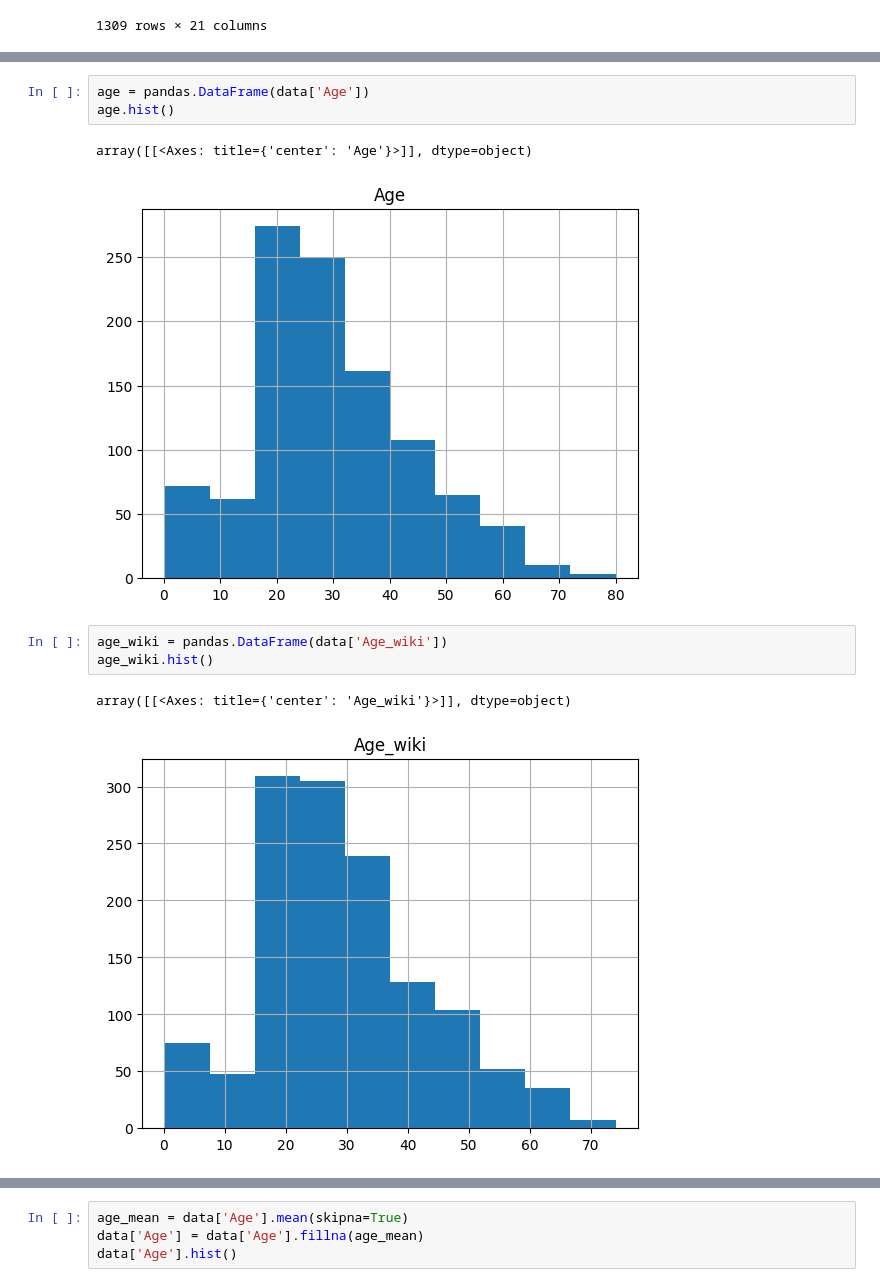
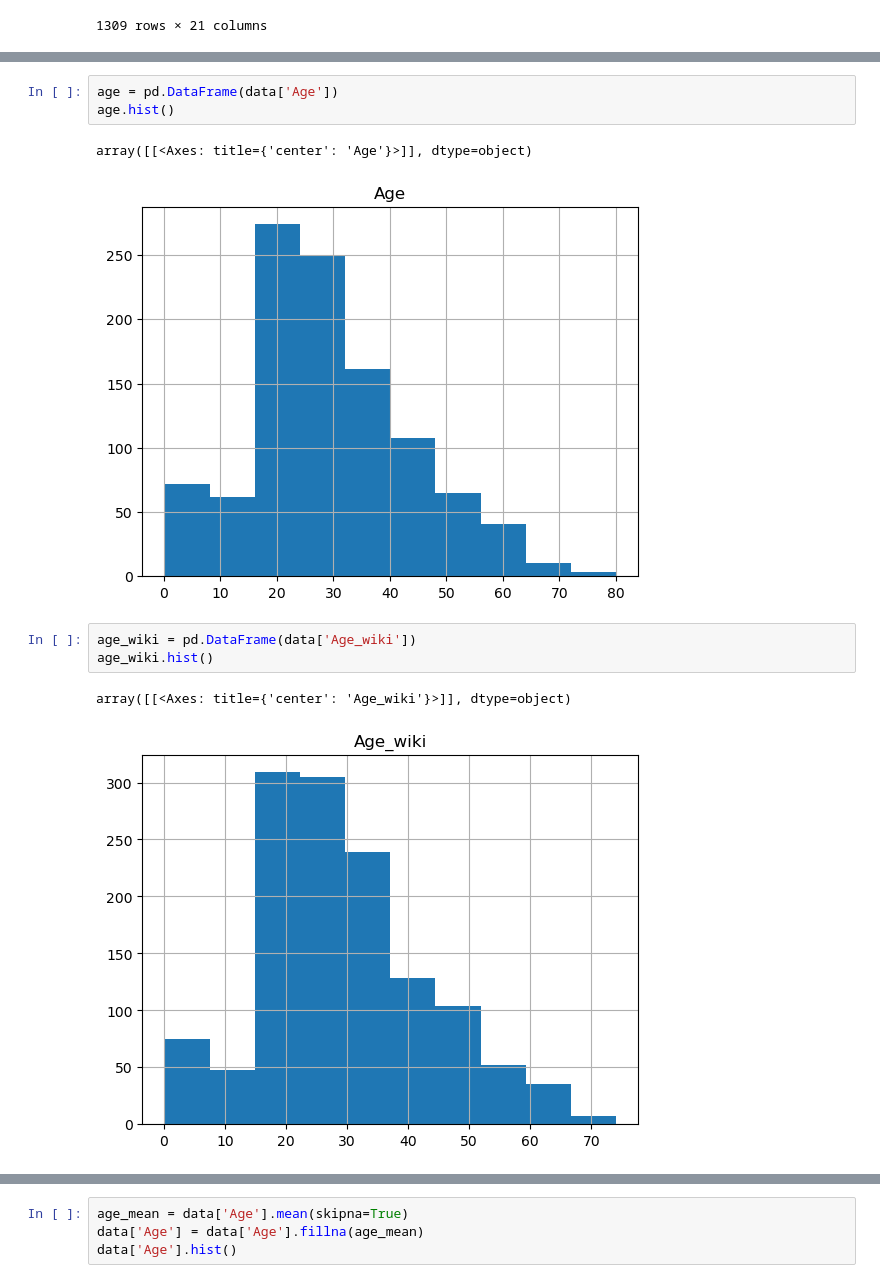
Before and after one commit to ShawRong/titanic_analysis, a Jupyter notebook: preprocessing.ipynb, the cells around one changed output, grey strips where cells are left out. Drawn from its saved outputs; the diff is of its cells as text.

```diff
--- a/preprocessing.ipynb
+++ b/preprocessing.ipynb
@@ -83,15 +84,15 @@ data.describe()
 | 75% | 982.000000 | 1.000000 | 3.000000 | 39.000000 | 1.000000 | 0.000000 | 31.275000 | 987.250000 | 37.750000 | 3.000000 |
 | max | 1309.000000 | 1.000000 | 3.000000 | 80.000000 | 8.000000 | 9.000000 | 512.329200 | 1314.000000 | 74.000000 | 3.000000 |
 # %%
-age = pandas.DataFrame(data['Age'])
+age = pd.DataFrame(data['Age'])
 age.hist()
 # %% [output]
 array([[<Axes: title={'center': 'Age'}>]], dtype=object)
-[figure, old version]
+[figure, new version]
 # %%
-age_wiki = pandas.DataFrame(data['Age_wiki'])
+age_wiki = pd.DataFrame(data['Age_wiki'])
 age_wiki.hist()
 # %% [output]
 array([[<Axes: title={'center': 'Age_wiki'}>]], dtype=object)
-[figure, old version]
+[figure, new version]
 # %%
```
Also changed, not shown: parts of 42 cells of this notebook, 3 other files.
